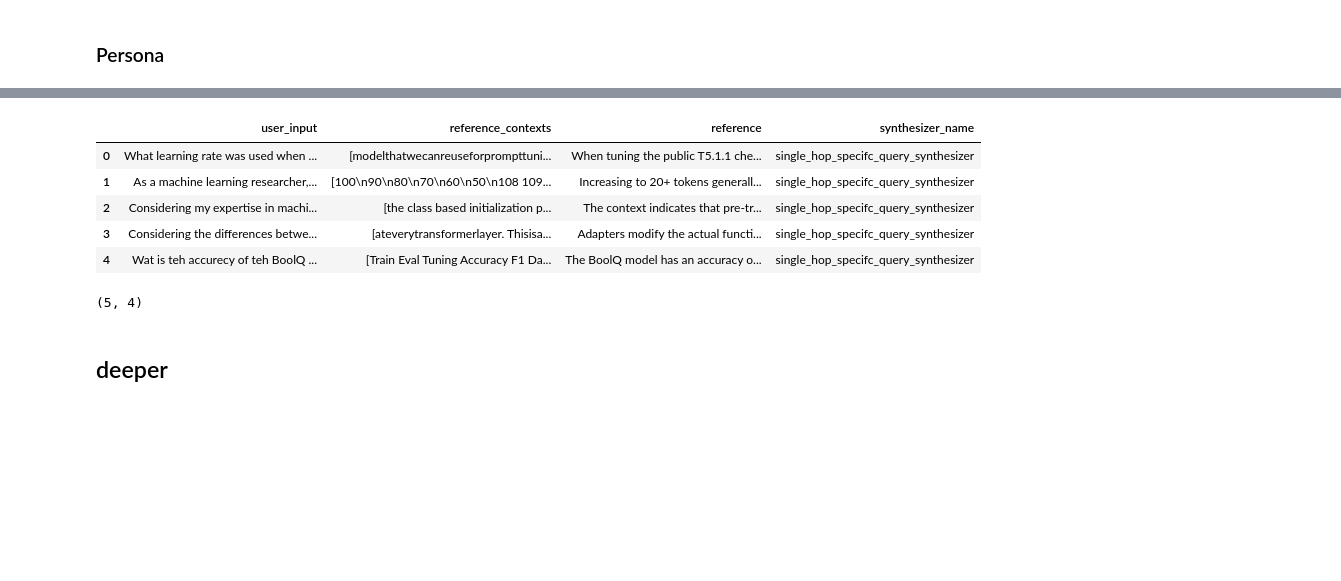
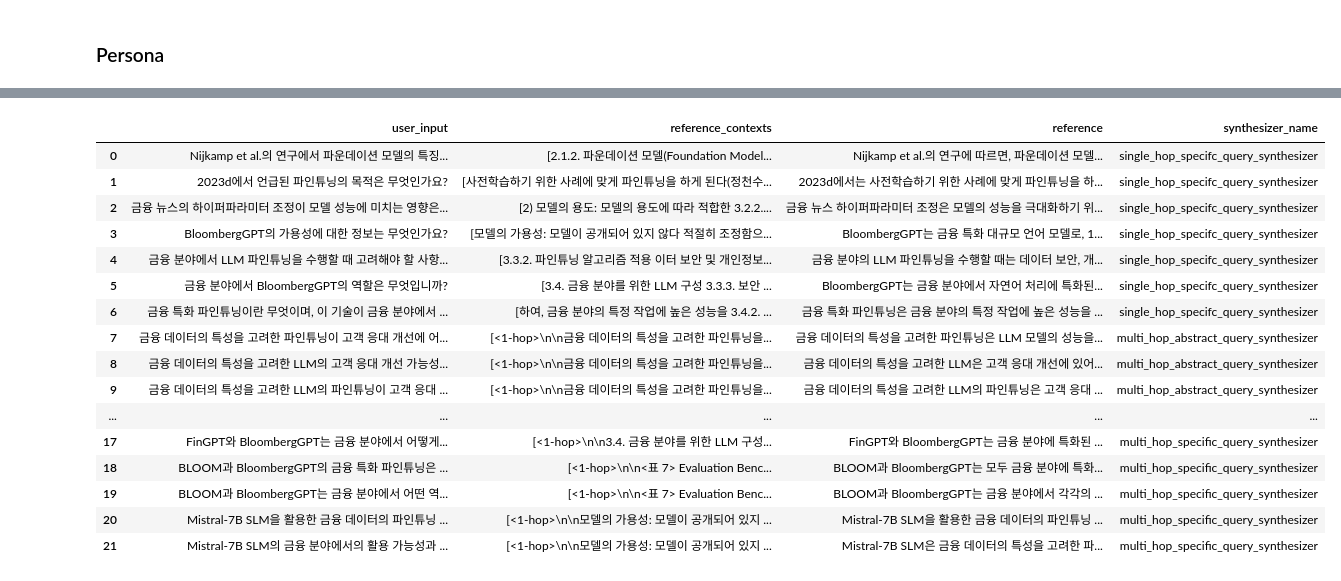
Before and after one commit to bm1120/RAG_practice, a Jupyter notebook: Synthetic Test Dataset Generation.ipynb, the cells around one changed output, grey strips where cells are left out. Drawn from its saved outputs; the diff is of its cells as text; code cells hidden in the pictures; blank space fills up the shorter version.

Commit message:
feat:drop duplicates node & check qa data

```diff
--- a/Synthetic Test Dataset Generation.ipynb
+++ b/Synthetic Test Dataset Generation.ipynb
@@ -554,4 +520,4 @@ kg.save("knowledge_graph_change_trans.json")
 # %%
-loaded_kg = KnowledgeGraph.load("knowledge_graph.json")
+loaded_kg = KnowledgeGraph.load("test_kg/kg_trans6.json")
 loaded_kg
 # %% [output]
@@ -558,0 +602,6 @@ KnowledgeGraph(nodes: 48, relationships: 1035)
+# %%
+persona_list=generate_personas_from_kg(
+    llm = generator_llm,
+    kg = loaded_kg,
+    num_personas=20
+    )
@@ -918,17 +903,25 @@ Retrying langchain_google_genai.chat_models._achat_with_retry.<locals>._achat_wi
-# %%
-# 생성된 테스트셋을 pandas DataFrame으로 변환
-test_df = dataset.to_pandas()
-test_df
-# %% [output]
-|  | user_input | reference_contexts | reference | synthesizer_name |
-| 0 | What learning rate was used when ... | [modelthatwecanreuseforprompttuni... | When tuning the public T5.1.1 che... | single_hop_specifc_query_synthesizer |
-| 1 | As a machine learning researcher,... | [100\n90\n80\n70\n60\n50\n108 109... | Increasing to 20+ tokens generall... | single_hop_specifc_query_synthesizer |
-| 2 | Considering my expertise in machi... | [the class based initialization p... | The context indicates that pre-tr... | single_hop_specifc_query_synthesizer |
-| 3 | Considering the differences betwe... | [ateverytransformerlayer. Thisisa... | Adapters modify the actual functi... | single_hop_specifc_query_synthesizer |
-| 4 | Wat is teh accurecy of teh BoolQ ... | [Train Eval Tuning Accuracy F1 Da... | The BoolQ model has an accuracy o... | single_hop_specifc_query_synthesizer |
-# %%
-test_df.shape
-# %% [output]
-(5, 4)
-# %% [markdown]
-## deeper
+# %%
+testset_generator = TestsetGenerator(embedding_model=ragas_embeddings, llm=generator_llm, knowledge_graph=loaded_kg, persona_list=persona_list)
+samples = testset_generator.generate(testset_size=20, query_distribution=query_distribution)
+# %%
+df = samples.to_pandas()
+# %%
+df
+# %% [output]
+|  | user_input | reference_contexts | reference | synthesizer_name |
+| 0 | Nijkamp et al.의 연구에서 파운데이션 모델의 특징... | [2.1.2. 파운데이션 모델(Foundation Model... | Nijkamp et al.의 연구에 따르면, 파운데이션 모델... | single_hop_specifc_query_synthesizer |
+| 1 | 2023d에서 언급된 파인튜닝의 목적은 무엇인가요? | [사전학습하기 위한 사례에 맞게 파인튜닝을 하게 된다(정천수... | 2023d에서는 사전학습하기 위한 사례에 맞게 파인튜닝을 하... | single_hop_specifc_query_synthesizer |
+| 2 | 금융 뉴스의 하이퍼파라미터 조정이 모델 성능에 미치는 영향은... | [2) 모델의 용도: 모델의 용도에 따라 적합한 3.2.2.... | 금융 뉴스 하이퍼파라미터 조정은 모델의 성능을 극대화하기 위... | single_hop_specifc_query_synthesizer |
+| 3 | BloombergGPT의 가용성에 대한 정보는 무엇인가요? | [모델의 가용성: 모델이 공개되어 있지 않다 적절히 조정함으... | BloombergGPT는 금융 특화 대규모 언어 모델로, 1... | single_hop_specifc_query_synthesizer |
+| 4 | 금융 분야에서 LLM 파인튜닝을 수행할 때 고려해야 할 사항... | [3.3.2. 파인튜닝 알고리즘 적용 이터 보안 및 개인정보... | 금융 분야의 LLM 파인튜닝을 수행할 때는 데이터 보안, 개... | single_hop_specifc_query_synthesizer |
+| 5 | 금융 분야에서 BloombergGPT의 역할은 무엇입니까? | [3.4. 금융 분야를 위한 LLM 구성 3.3.3. 보안 ... | BloombergGPT는 금융 분야에서 자연어 처리에 특화된... | single_hop_specifc_query_synthesizer |
+| 6 | 금융 특화 파인튜닝이란 무엇이며, 이 기술이 금융 분야에서 ... | [하여, 금융 분야의 특정 작업에 높은 성능을 3.4.2. ... | 금융 특화 파인튜닝은 금융 분야의 특정 작업에 높은 성능을 ... | single_hop_specifc_query_synthesizer |
+| 7 | 금융 데이터의 특성을 고려한 파인튜닝이 고객 응대 개선에 어... | [<1-hop>\n\n금융 데이터의 특성을 고려한 파인튜닝을... | 금융 데이터의 특성을 고려한 파인튜닝은 LLM 모델의 성능을... | multi_hop_abstract_query_synthesizer |
+| 8 | 금융 데이터의 특성을 고려한 LLM의 고객 응대 개선 가능성... | [<1-hop>\n\n금융 데이터의 특성을 고려한 파인튜닝을... | 금융 데이터의 특성을 고려한 LLM은 고객 응대 개선에 있어... | multi_hop_abstract_query_synthesizer |
+| 9 | 금융 데이터의 특성을 고려한 LLM의 파인튜닝이 고객 응대 ... | [<1-hop>\n\n금융 데이터의 특성을 고려한 파인튜닝을... | 금융 데이터의 특성을 고려한 LLM의 파인튜닝은 고객 응대 ... | multi_hop_abstract_query_synthesizer |
+| ... | ... | ... | ... | ... |
+| 17 | FinGPT와 BloombergGPT는 금융 분야에서 어떻게... | [<1-hop>\n\n3.4. 금융 분야를 위한 LLM 구성... | FinGPT와 BloombergGPT는 금융 분야에 특화된 ... | multi_hop_specific_query_synthesizer |
+| 18 | BLOOM과 BloombergGPT의 금융 특화 파인튜닝은 ... | [<1-hop>\n\n<표 7> Evaluation Benc... | BLOOM과 BloombergGPT는 모두 금융 분야에 특화... | multi_hop_specific_query_synthesizer |
+| 19 | BLOOM과 BloombergGPT는 금융 분야에서 어떤 역... | [<1-hop>\n\n<표 7> Evaluation Benc... | BLOOM과 BloombergGPT는 금융 분야에서 각각의 ... | multi_hop_specific_query_synthesizer |
+| 20 | Mistral-7B SLM을 활용한 금융 데이터의 파인튜닝 ... | [<1-hop>\n\n모델의 가용성: 모델이 공개되어 있지 ... | Mistral-7B SLM을 활용한 금융 데이터의 파인튜닝 ... | multi_hop_specific_query_synthesizer |
+| 21 | Mistral-7B SLM의 금융 분야에서의 활용 가능성과 ... | [<1-hop>\n\n모델의 가용성: 모델이 공개되어 있지 ... | Mistral-7B SLM은 금융 데이터의 특성을 고려한 파... | multi_hop_specific_query_synthesizer |
```
Also changed, not shown: parts of 169 cells of this notebook.
